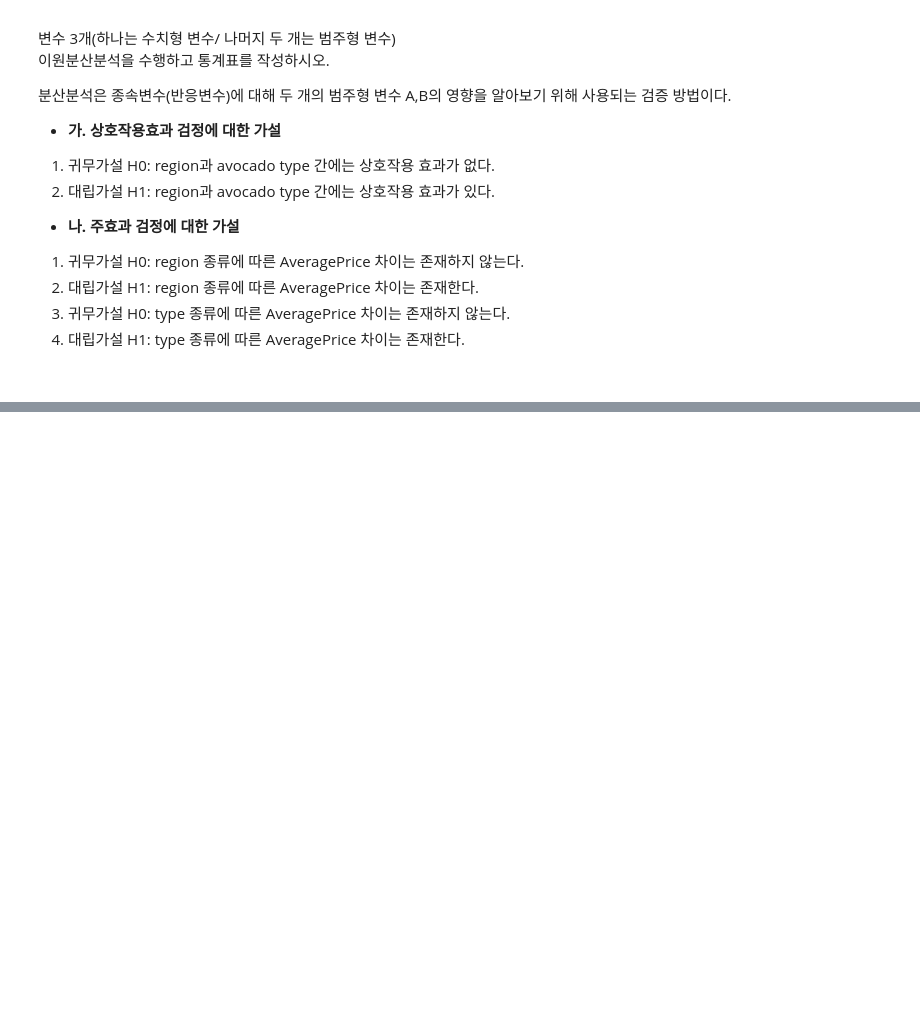
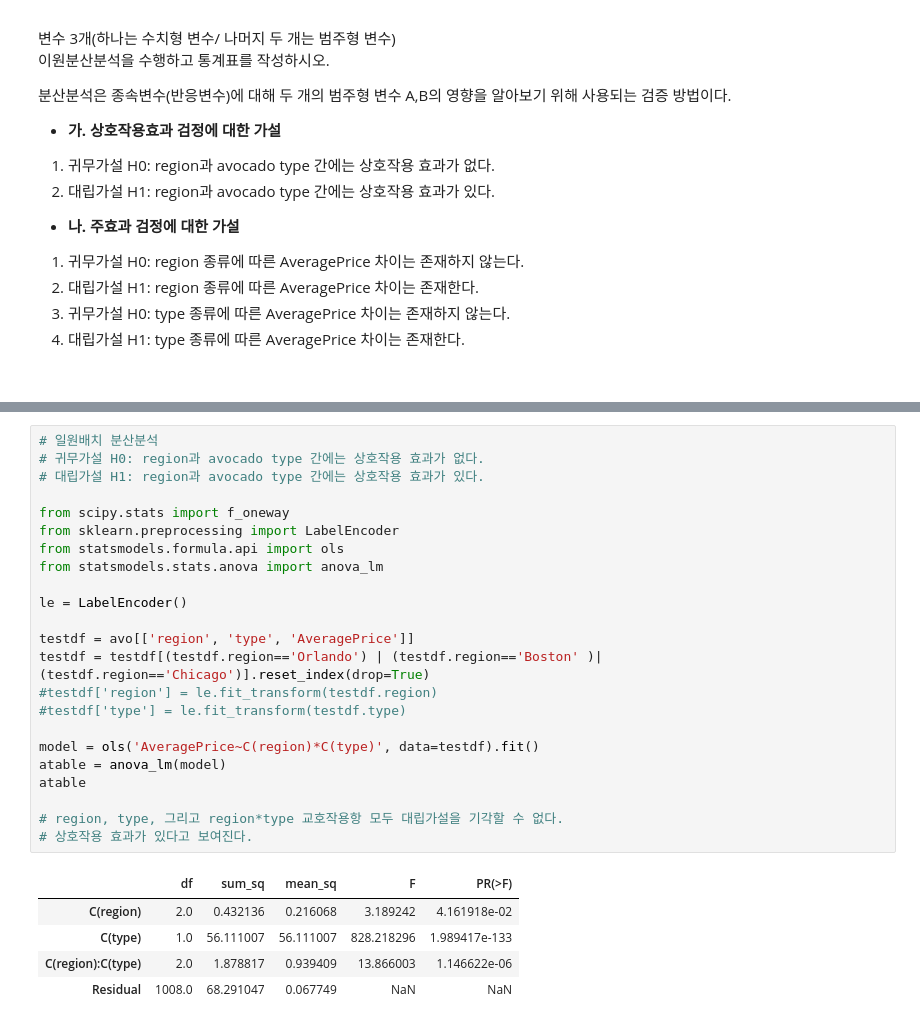
Before and after one commit to blueage98/adp_work, a Jupyter notebook: ADP-실기-DESSA/최신 기출동형 모의고사/1회_통계분석 - 연습.ipynb, the cells around one changed output, grey strips where cells are left out. Drawn from its saved outputs; the diff is of its cells as text; blank space fills up the shorter version.

```diff
--- a/ADP-실기-DESSA/최신 기출동형 모의고사/1회_통계분석 - 연습.ipynb
+++ b/ADP-실기-DESSA/최신 기출동형 모의고사/1회_통계분석 - 연습.ipynb
@@ -188,0 +261,29 @@ plt.scatter(X_test, y_pred, c='red', alpha=0.5)
+# %%
+# 일원배치 분산분석
+# 귀무가설 H0: region과 avocado type 간에는 상호작용 효과가 없다.
+# 대립가설 H1: region과 avocado type 간에는 상호작용 효과가 있다.
+
+from scipy.stats import f_oneway
+from sklearn.preprocessing import LabelEncoder
+from statsmodels.formula.api import ols
+from statsmodels.stats.anova import anova_lm
+
+le = LabelEncoder()
+
+testdf = avo[['region', 'type', 'AveragePrice']]
+testdf = testdf[(testdf.region=='Orlando') | (testdf.region=='Boston' )| (testdf.region=='Chicago')].reset_index(drop=True)
+#testdf['region'] = le.fit_transform(testdf.region)
+#testdf['type'] = le.fit_transform(testdf.type)
+
+model = ols('AveragePrice~C(region)*C(type)', data=testdf).fit()
+atable = anova_lm(model)
+atable
+
+# region, type, 그리고 region*type 교호작용항 모두 대립가설을 기각할 수 없다.
+# 상호작용 효과가 있다고 보여진다.
+# %% [output]
+|  | df | sum_sq | mean_sq | F | PR(>F) |
+| C(region) | 2.0 | 0.432136 | 0.216068 | 3.189242 | 4.161918e-02 |
+| C(type) | 1.0 | 56.111007 | 56.111007 | 828.218296 | 1.989417e-133 |
+| C(region):C(type) | 2.0 | 1.878817 | 0.939409 | 13.866003 | 1.146622e-06 |
+| Residual | 1008.0 | 68.291047 | 0.067749 | NaN | NaN |
```
Also changed, not shown: parts of 12 cells of this notebook.
